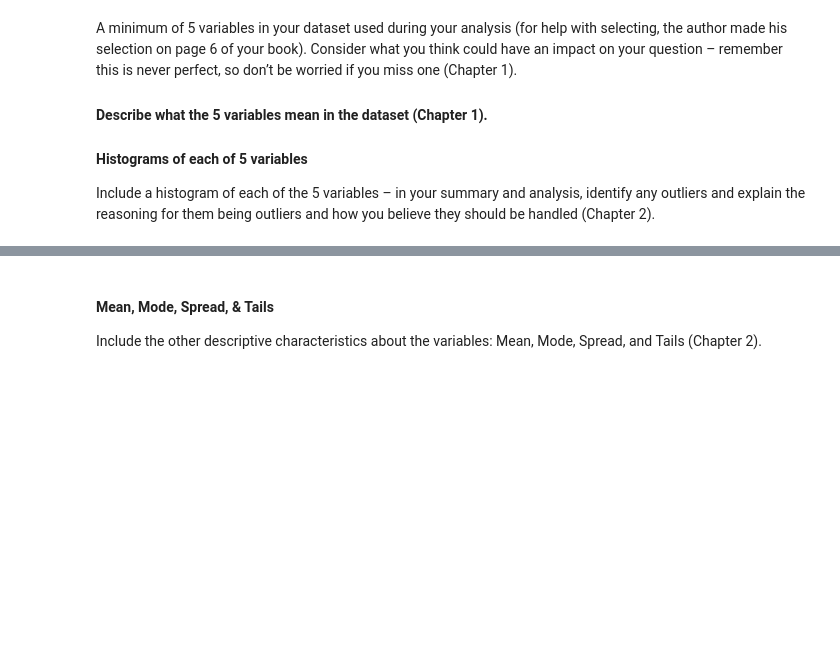
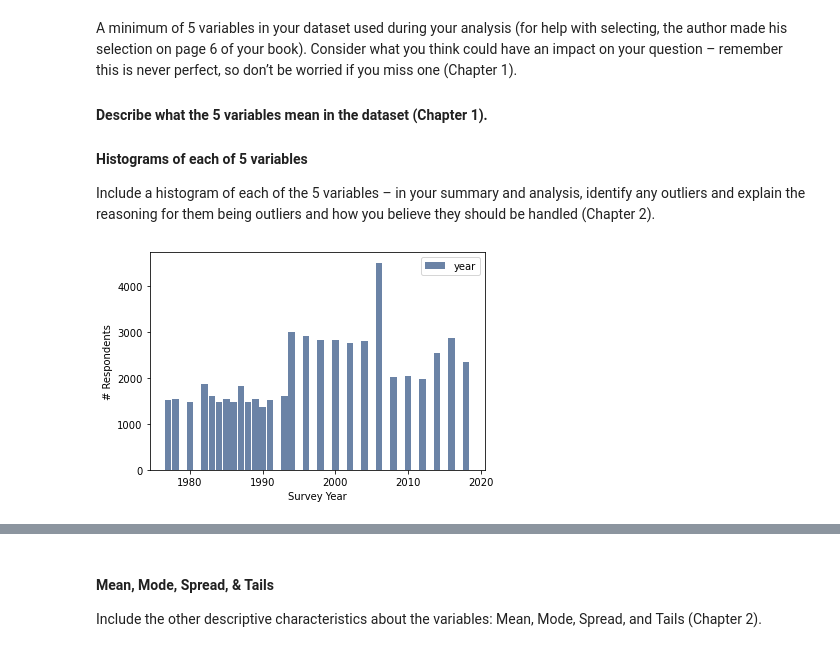
Before and after one commit to ScottBreitbach/ThinkStats2, a Jupyter notebook: code/BreitbachScott_DSC530_FinalProject.ipynb, the cells around one changed output, grey strips where cells are left out. Cells and saved outputs as stored; diff of their text form; code cells hidden in the pictures; blank space fills up the shorter version.

```diff
--- a/code/BreitbachScott_DSC530_FinalProject.ipynb
+++ b/code/BreitbachScott_DSC530_FinalProject.ipynb
@@ -237,0 +240,6 @@ Include a histogram of each of the 5 variables – in your summary and analysis,
+# %%
+hist1 = thinkstats2.Hist(df.year, label='year')
+thinkplot.Hist(hist1)
+thinkplot.Config(xlabel='Survey Year', ylabel='# Respondents')
+# %% [output]
+[figure, added]
```
Also changed, not shown: parts of 21 cells of this notebook.
